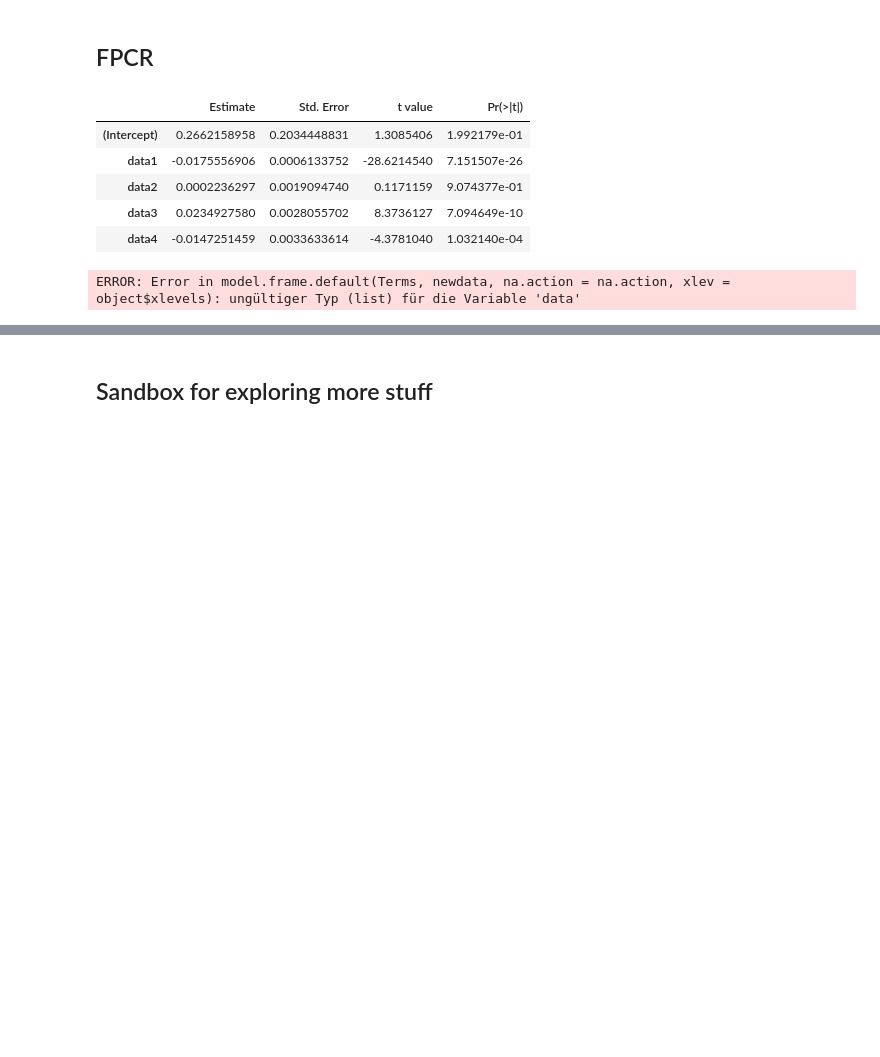
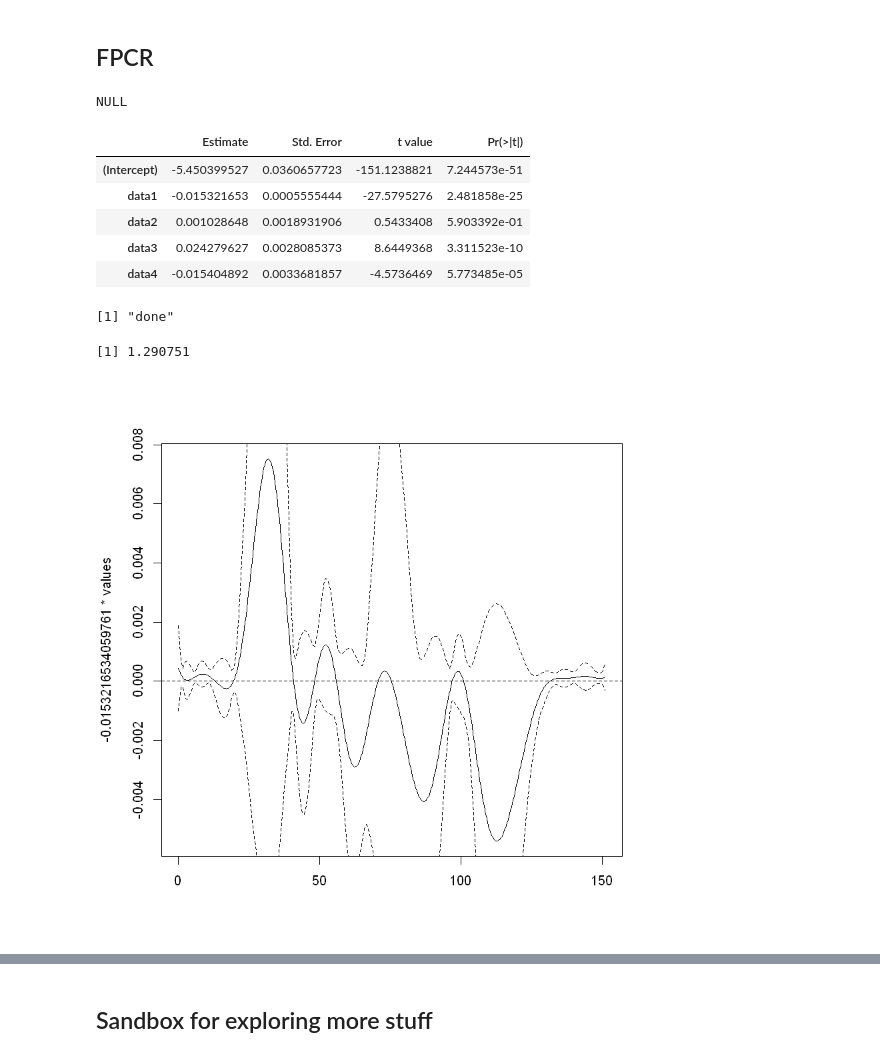
Before and after one commit to JakobJuergens/Basis_Choice_FLR, a Jupyter notebook: Code/simulation_study_approach.ipynb, the cells around one changed output, grey strips where cells are left out. Saved outputs shown, nothing was run; the diff lists cells and outputs as text; code cells hidden in the pictures; blank space fills up the shorter version.

```diff
--- a/Code/simulation_study_approach.ipynb
+++ b/Code/simulation_study_approach.ipynb
@@ -161,55 +187,58 @@ smooth_basis_test <- smooth.basis(y = X_test, fdParobj=smallbasis)
 smooth_basis_test_fd_2 = smooth_basis_test$fd
 
 
-simulated_pcaObj_train2 = pca.fd(smooth_basis_train_fd_2, nharm = nharm,  centerfns = FALSE)
-simulated_pcaObj_test2 = pca.fd(smooth_basis_test_fd_2, nharm = nharm, centerfns = FALSE)
+simulated_pcaObj_train2 = pca.fd(smooth_basis_train_fd_2, nharm = nharm,  centerfns = TRUE)
+simulated_pcaObj_test2 = pca.fd(smooth_basis_test_fd_2, nharm = nharm, centerfns = TRUE)
 
 #simulated_pcaObj_train$varprop
 
 data = simulated_pcaObj_train2$scores
 f_regress_pca <- lm(Y_train ~ data)
+f_regress_pca$coefs
 pca_coeffs = summary(f_regress_pca)$coef
 pca_coeffs
 
 betafd = pca_coeffs[2,1]*simulated_pcaObj_train2$harmonics[1] +
         pca_coeffs[3,1]*simulated_pcaObj_train2$harmonics[2] +
         pca_coeffs[4,1]*simulated_pcaObj_train2$harmonics[3]+
         pca_coeffs[5,1]*simulated_pcaObj_train2$harmonics[4]
 
 
 coefvar = pca_coeffs[,2]**2
-
 betavar = (pca_coeffs[2] * simulated_pcaObj_train2$harmonics[1])**2 +
           (pca_coeffs[3] * simulated_pcaObj_train2$harmonics[2])**2 +
           (pca_coeffs[4] * simulated_pcaObj_train2$harmonics[3])**2 +
           (pca_coeffs[5] * simulated_pcaObj_train2$harmonics[4])**2
 
         #   This all has to become flexible! S.t we can choose the desired components that explain a
         #   certain amount of the variance and then this will become dynamic
 
 
-#plot(betafd)
-#lines(betafd+2*sqrt(betavar), lty=2, lwd=1)
-#lines(betafd-2*sqrt(betavar), lty=2, lwd=1)
+plot(betafd)
+lines(betafd+2*sqrt(betavar), lty=2, lwd=1)
+lines(betafd-2*sqrt(betavar), lty=2, lwd=1)
 
 ########################
 # JAKOB HELP US!!! / See WA Groupchat for possible solution!
 ########################
-data = smooth.basis(y = X_test, fdParobj = simulated_pcaObj_train2$harmonics)
-#data = simulated_pcaObj_test2$scores
-a = as.matrix(data$fd$coefs)
-rownames(a) = c()
+# we tried solution from here: https://stats.stackexchange.com/questions/419409/how-to-transform-test-data-in-functional-principal-component-analysis-in-r
+# Maybe you can solve it....
+mean_fd = simulated_pcaObj_train2$meanfd
+data = t(simulated_pcaObj_train2$values * (t(simulated_pcaObj_train2$harmonics$coefs) %*% solve(cov(X_test)))) # wrong, but has structure we neeed, constructing following link but incomplete
+frame = data.frame(data = data)
 
-prec_pca <- predict.lm(object = f_regress_pca, data.frame(data = a))
-print()
+prec_pca <- predict.lm(object = f_regress_pca, frame)
 MSE_test <- mean((Y_test-prec_pca)^2)
 print(MSE_test)
-#plot(prec_pca, Y_test, type="p", pch="o")
+plot(prec_pca, Y_test, type="p", pch="o")
 # %% [output]
+NULL
 |  | Estimate | Std. Error | t value | Pr(>|t|) |
-| (Intercept) | 0.2662158958 | 0.2034448831 | 1.3085406 | 1.992179e-01 |
-| data1 | -0.0175556906 | 0.0006133752 | -28.6214540 | 7.151507e-26 |
-| data2 | 0.0002236297 | 0.0019094740 | 0.1171159 | 9.074377e-01 |
-| data3 | 0.0234927580 | 0.0028055702 | 8.3736127 | 7.094649e-10 |
-| data4 | -0.0147251459 | 0.0033633614 | -4.3781040 | 1.032140e-04 |
+| (Intercept) | -5.450399527 | 0.0360657723 | -151.1238821 | 7.244573e-51 |
+| data1 | -0.015321653 | 0.0005555444 | -27.5795276 | 2.481858e-25 |
+| data2 | 0.001028648 | 0.0018931906 | 0.5433408 | 5.903392e-01 |
+| data3 | 0.024279627 | 0.0028085373 | 8.6449368 | 3.311523e-10 |
+| data4 | -0.015404892 | 0.0033681857 | -4.5736469 | 5.773485e-05 |
-ERROR: Error in model.frame.default(Terms, newdata, na.action = na.action, xlev = object$xlevels): ungültiger Typ (list) für die Variable 'data'
+[1] "done"
+[1] 1.290751
+[figure, added]
```
Also changed, not shown: parts of 15 cells of this notebook, 1 other file.
